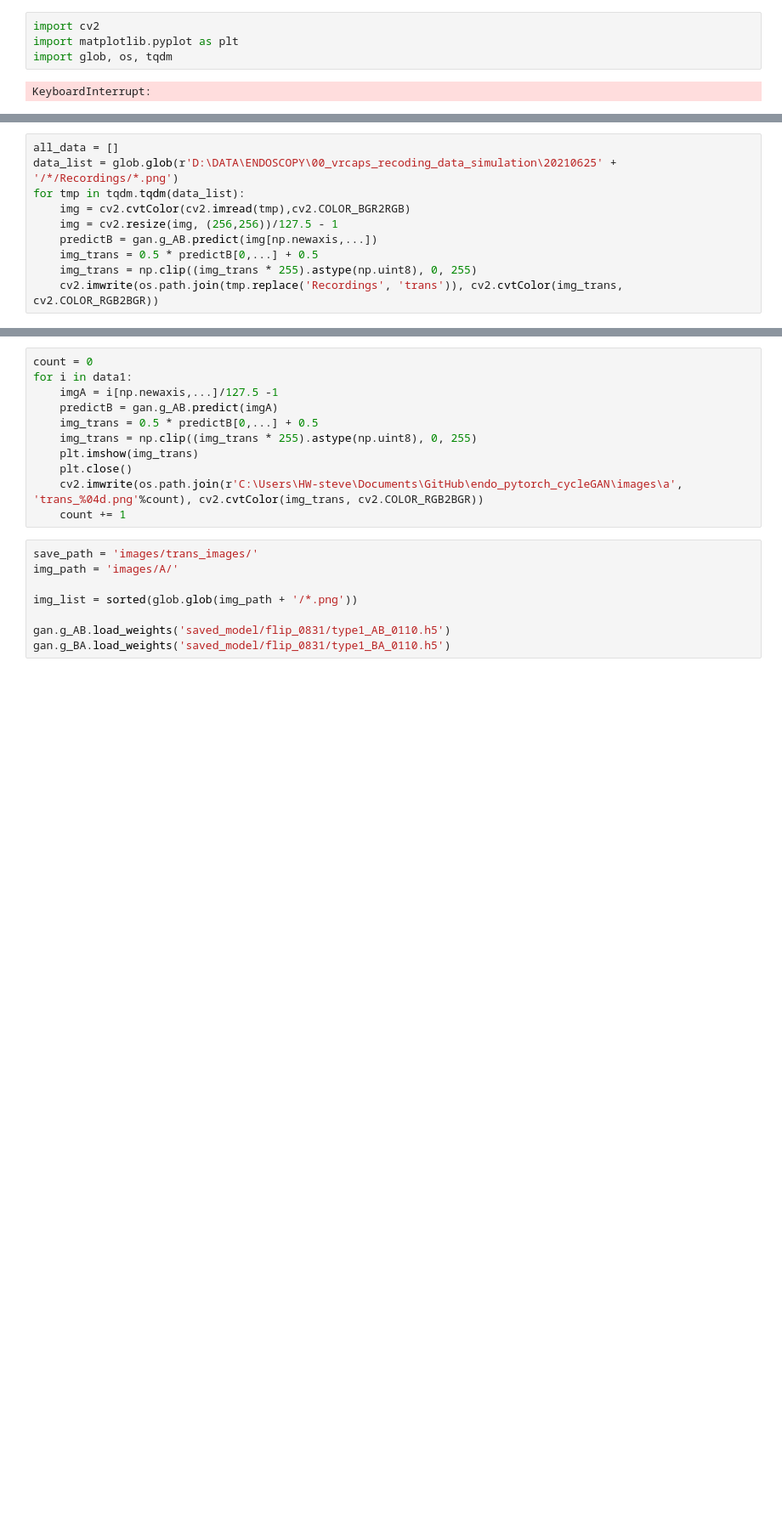
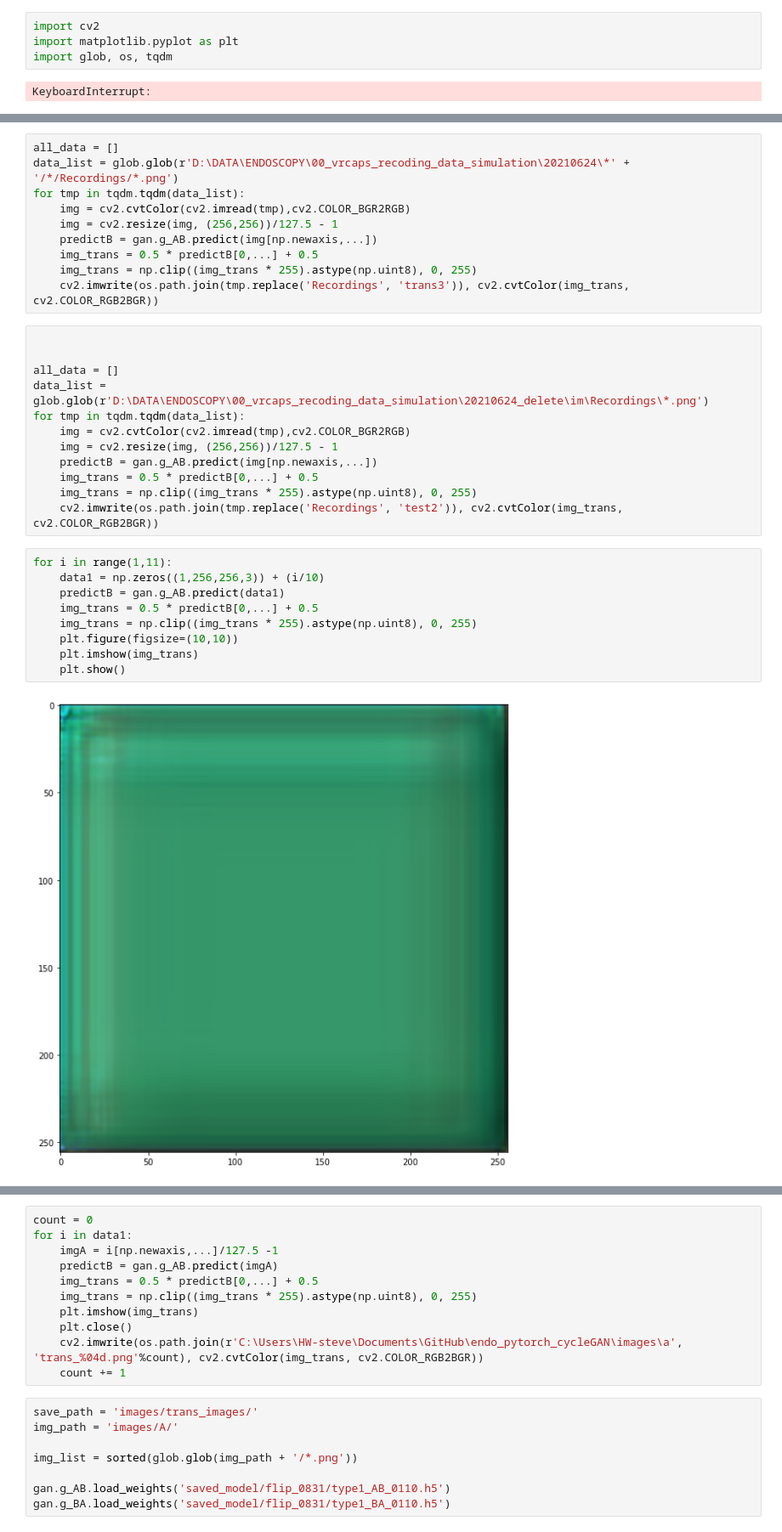
Before and after one commit to stevebong31/endoscopy_stomach_recon, a Jupyter notebook: cycleGAN/attention/test_train.ipynb, the cells around one changed output, grey strips where cells are left out. Shown at 85% size. Cells and saved outputs as stored; diff of their text form; blank space fills up the shorter version.

```diff
--- a/cycleGAN/attention/test_train.ipynb
+++ b/cycleGAN/attention/test_train.ipynb
@@ -313,10 +309,33 @@ data_list[0].replace('Recordings', 'trans')
 # %%
 all_data = []
-data_list = glob.glob(r'D:\DATA\ENDOSCOPY\00_vrcaps_recoding_data_simulation\20210625' + '/*/Recordings/*.png')
+data_list = glob.glob(r'D:\DATA\ENDOSCOPY\00_vrcaps_recoding_data_simulation\20210624\*' + '/*/Recordings/*.png')
 for tmp in tqdm.tqdm(data_list):
     img = cv2.cvtColor(cv2.imread(tmp),cv2.COLOR_BGR2RGB)
     img = cv2.resize(img, (256,256))/127.5 - 1
     predictB = gan.g_AB.predict(img[np.newaxis,...])
     img_trans = 0.5 * predictB[0,...] + 0.5
     img_trans = np.clip((img_trans * 255).astype(np.uint8), 0, 255)
-    cv2.imwrite(os.path.join(tmp.replace('Recordings', 'trans')), cv2.cvtColor(img_trans, cv2.COLOR_RGB2BGR))
+    cv2.imwrite(os.path.join(tmp.replace('Recordings', 'trans3')), cv2.cvtColor(img_trans, cv2.COLOR_RGB2BGR))
+# %%
+
+
+all_data = []
+data_list = glob.glob(r'D:\DATA\ENDOSCOPY\00_vrcaps_recoding_data_simulation\20210624_delete\im\Recordings\*.png')
+for tmp in tqdm.tqdm(data_list):
+    img = cv2.cvtColor(cv2.imread(tmp),cv2.COLOR_BGR2RGB)
+    img = cv2.resize(img, (256,256))/127.5 - 1
+    predictB = gan.g_AB.predict(img[np.newaxis,...])
+    img_trans = 0.5 * predictB[0,...] + 0.5
+    img_trans = np.clip((img_trans * 255).astype(np.uint8), 0, 255)
+    cv2.imwrite(os.path.join(tmp.replace('Recordings', 'test2')), cv2.cvtColor(img_trans, cv2.COLOR_RGB2BGR))
+# %%
+for i in range(1,11):
+    data1 = np.zeros((1,256,256,3)) + (i/10)
+    predictB = gan.g_AB.predict(data1)
+    img_trans = 0.5 * predictB[0,...] + 0.5
+    img_trans = np.clip((img_trans * 255).astype(np.uint8), 0, 255)
+    plt.figure(figsize=(10,10))
+    plt.imshow(img_trans)
+    plt.show()
+# %% [output]
+[figure, added]
```
Also changed, not shown: parts of 14 cells of this notebook, 8 other files.
